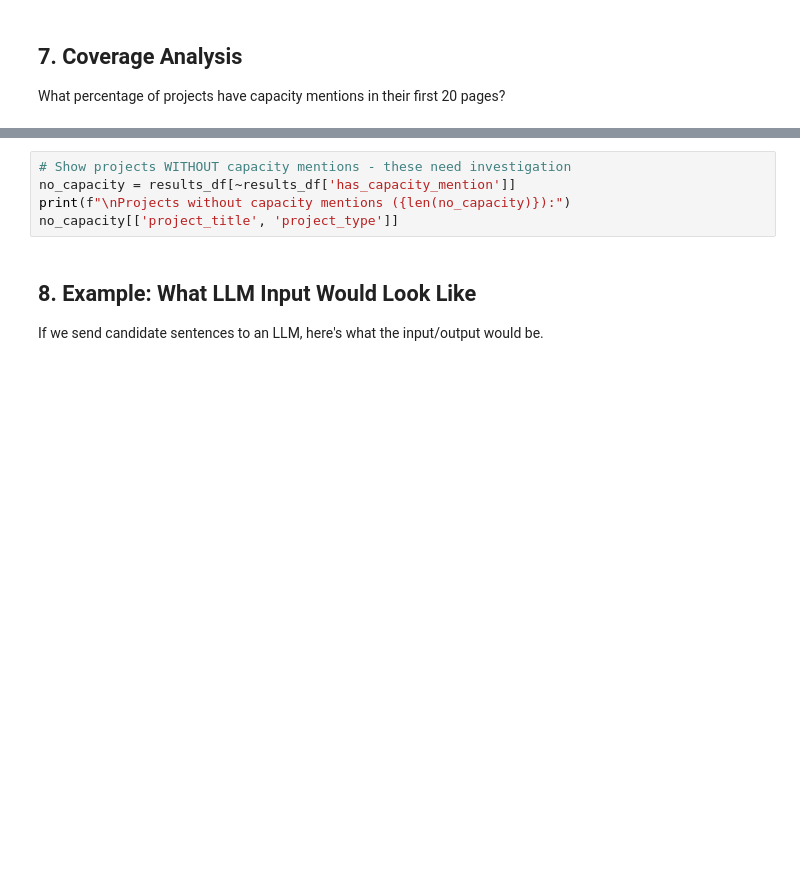
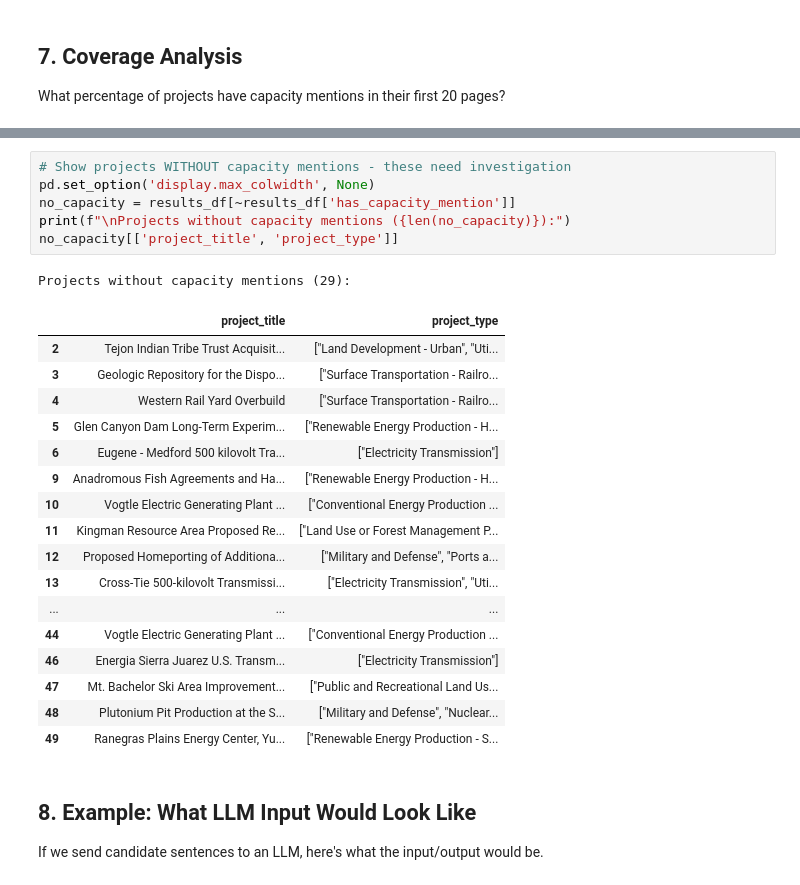
Before and after one commit to kaseyzapatka/nepa, a Jupyter notebook: notebooks/explore_gencap.ipynb, the cells around one changed output, grey strips where cells are left out. Cells and saved outputs as stored; diff of their text form; blank space fills up the shorter version.

```diff
--- a/notebooks/explore_gencap.ipynb
+++ b/notebooks/explore_gencap.ipynb
@@ -288,8 +405,28 @@ print(f"Coverage rate: {results_df['has_capacity_mention'].mean()*100:.1f}%")
 # %%
 # Show projects WITHOUT capacity mentions - these need investigation
+pd.set_option('display.max_colwidth', None)
 no_capacity = results_df[~results_df['has_capacity_mention']]
 print(f"\nProjects without capacity mentions ({len(no_capacity)}):")
 no_capacity[['project_title', 'project_type']]
+# %% [output]
+Projects without capacity mentions (29):
+|  | project_title | project_type |
+| 2 | Tejon Indian Tribe Trust Acquisit... | ["Land Development - Urban", "Uti... |
+| 3 | Geologic Repository for the Dispo... | ["Surface Transportation - Railro... |
+| 4 | Western Rail Yard Overbuild | ["Surface Transportation - Railro... |
+| 5 | Glen Canyon Dam Long-Term Experim... | ["Renewable Energy Production - H... |
+| 6 | Eugene - Medford 500 kilovolt Tra... | ["Electricity Transmission"] |
+| 9 | Anadromous Fish Agreements and Ha... | ["Renewable Energy Production - H... |
+| 10 | Vogtle Electric Generating Plant ... | ["Conventional Energy Production ... |
+| 11 | Kingman Resource Area Proposed Re... | ["Land Use or Forest Management P... |
+| 12 | Proposed Homeporting of Additiona... | ["Military and Defense", "Ports a... |
+| 13 | Cross-Tie 500-kilovolt Transmissi... | ["Electricity Transmission", "Uti... |
+| ... | ... | ... |
+| 44 | Vogtle Electric Generating Plant ... | ["Conventional Energy Production ... |
+| 46 | Energia Sierra Juarez U.S. Transm... | ["Electricity Transmission"] |
+| 47 | Mt. Bachelor Ski Area Improvement... | ["Public and Recreational Land Us... |
+| 48 | Plutonium Pit Production at the S... | ["Military and Defense", "Nuclear... |
+| 49 | Ranegras Plains Energy Center, Yu... | ["Renewable Energy Production - S... |
 # %% [markdown]
 ## 8. Example: What LLM Input Would Look Like
 
```
Also changed, not shown: parts of 12 cells of this notebook, 1 other file.
